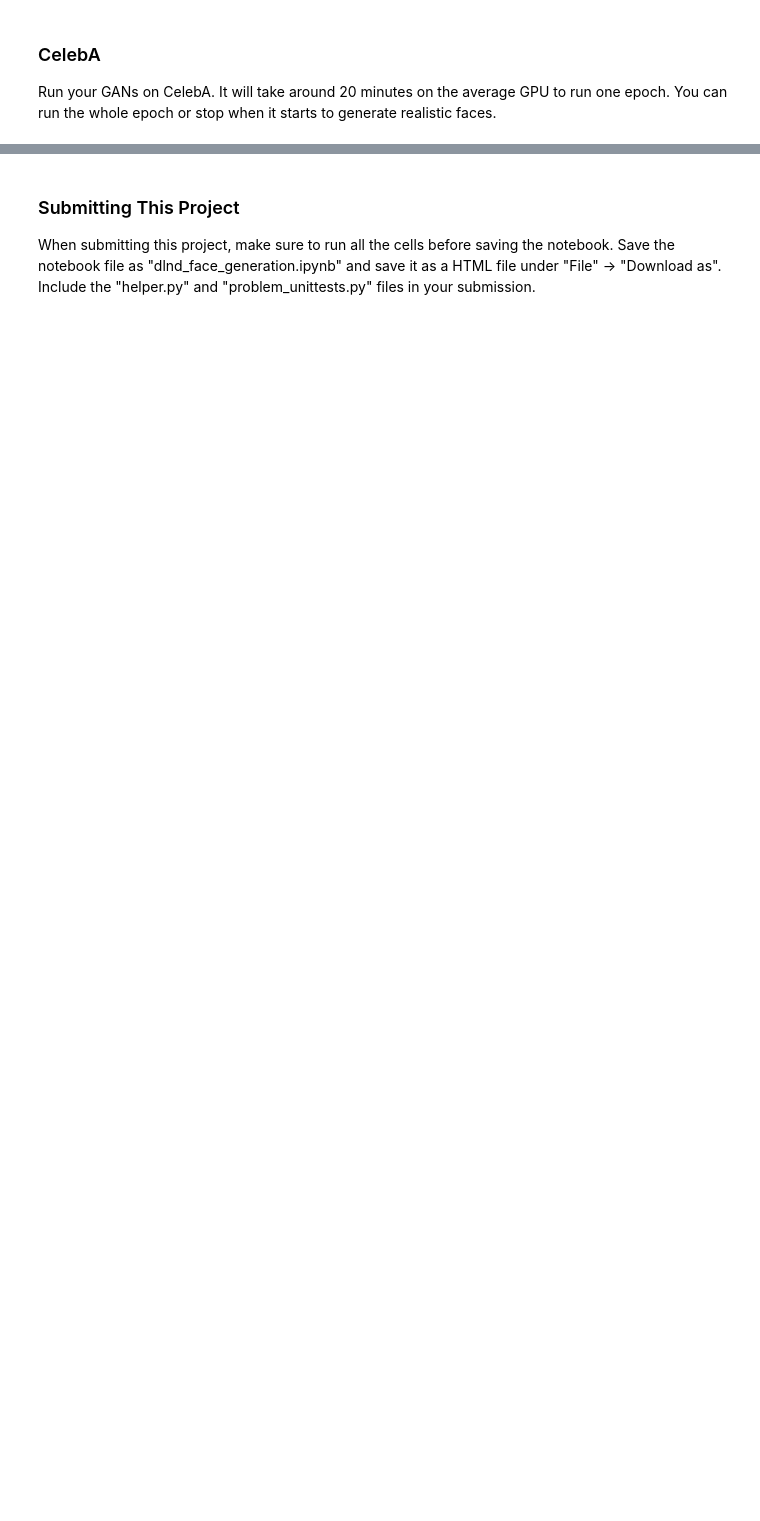
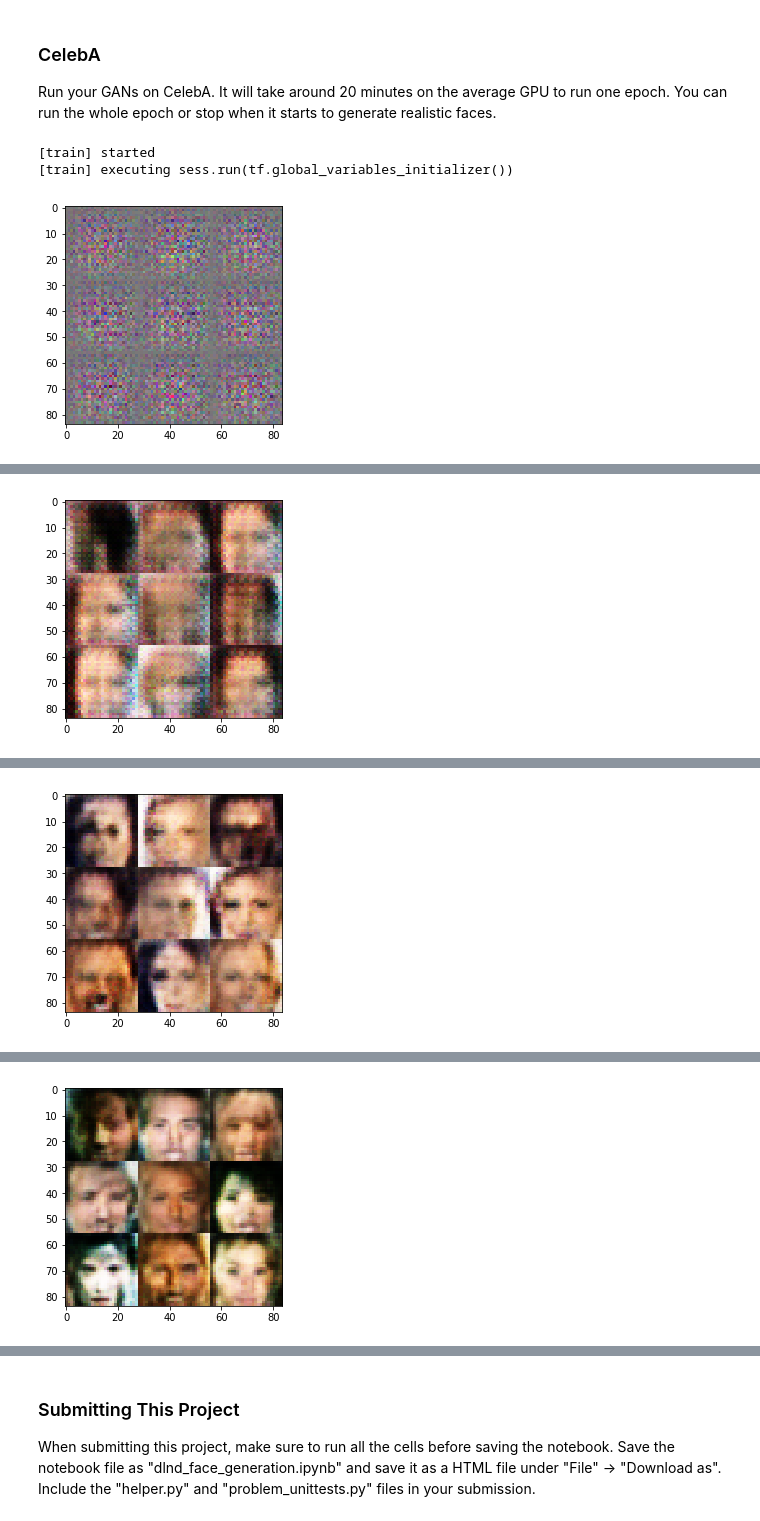
Before and after one commit to ddhatt/dlnd, a Jupyter notebook: dlnd_face_generation.ipynb, the cells around one changed output, grey strips where cells are left out. Saved outputs shown, nothing was run; the diff lists cells and outputs as text; code cells hidden in the pictures; blank space fills up the shorter version.

```diff
--- a/dlnd_face_generation.ipynb
+++ b/dlnd_face_generation.ipynb
@@ -344,6 +350,9 @@ def train(epoch_count, batch_size, z_dim, learning_rate, beta1, get_batches, dat
     print("[train] started")
     # TODO: Build Model
 
+    show_image_every = 500
+    show_loss_every = 100
+
     # set up the input placeholders
     input_images, z_data, l_r = model_inputs(data_shape[1], data_shape[2], data_shape[3], z_dim)
     d_loss, g_loss = model_loss(input_images, z_data, data_shape[3])
@@ -353,10 +362,10 @@ def train(epoch_count, batch_size, z_dim, learning_rate, beta1, get_batches, dat
         print("[train] executing sess.run(tf.global_variables_initializer())")
         sess.run(tf.global_variables_initializer())
         for epoch_i in range(epoch_count):
-            print("[train] epoch {}".format(epoch_i))
+            #print("[train] epoch {}".format(epoch_i))
             batch_num = 0
             for batch_images in get_batches(batch_size):
-                print("[train] batch {}".format(batch_num))
+                #print("[train] batch {}".format(batch_num))
                 # TODO: Train Model
 
                 # Get images, reshape and rescale to pass to D
@@ -374,16 +383,16 @@ def train(epoch_count, batch_size, z_dim, learning_rate, beta1, get_batches, dat
                 _ = sess.run(g_train_opt, feed_dict={input_images: batch_images, z_data: batch_z, l_r: learning_rate})
 
                 # show output occasionally
-                if (batch_num % 100):
-                    show_generator_output(sess, n_images = 9, input_z = z_data, out_channel_dim = data_shape[2], image_mode = data_image_mode)
+                if (batch_num % show_image_every) == 0:
+                    show_generator_output(sess, n_images = 9, input_z = z_data, out_channel_dim = data_shape[3], image_mode = data_image_mode)
 
                 # show loss occasionally
-                if (batch_num % 10):
+                if (batch_num % show_loss_every) == 0:
                     # get the losses and print them out
                     train_loss_d = d_loss.eval({input_images: batch_images, z_data: batch_z, l_r: learning_rate})
                     train_loss_g = g_loss.eval({input_images: batch_images, z_data: batch_z, l_r: learning_rate})
 
-                    print("Epoch {}/{} Batch {}...".format(e+1, epochs, batch_num),
+                    print("Epoch {}/{} Batch {}...".format(epoch_i, epoch_count, batch_num),
                           "Discriminator Loss: {:.4f}...".format(train_loss_d),
                           "Generator Loss: {:.4f}".format(train_loss_g))
                 batch_num += 1
@@ -432,18 +468,22 @@ ValueError: Trying to share variable generator/conv2d_transpose_2/kernel, but sp
 ### CelebA
 Run your GANs on CelebA.  It will take around 20 minutes on the average GPU to run one epoch.  You can run the whole epoch or stop when it starts to generate realistic faces.
 # %%
-batch_size = None
-z_dim = None
-learning_rate = None
-beta1 = None
+batch_size = 32
+z_dim = 100
+learning_rate = 0.0002
+beta1 = 0.5
 
 
 """
 DON'T MODIFY ANYTHING IN THIS CELL THAT IS BELOW THIS LINE
 """
 epochs = 1
 
 celeba_dataset = helper.Dataset('celeba', glob(os.path.join(data_dir, 'img_align_celeba/*.jpg')))
 with tf.Graph().as_default():
     train(epochs, batch_size, z_dim, learning_rate, beta1, celeba_dataset.get_batches,
           celeba_dataset.shape, celeba_dataset.image_mode)
+# %% [output]
+[train] started
+[train] executing sess.run(tf.global_variables_initializer())
+[figure, added]
@@ -449,0 +495 @@ with tf.Graph().as_default():
+[figure, added]
@@ -449,0 +501 @@ with tf.Graph().as_default():
+[figure, added]
@@ -449,0 +507 @@ with tf.Graph().as_default():
+[figure, added]
```
Also changed, not shown: parts of 3 cells of this notebook, 2 other files.
